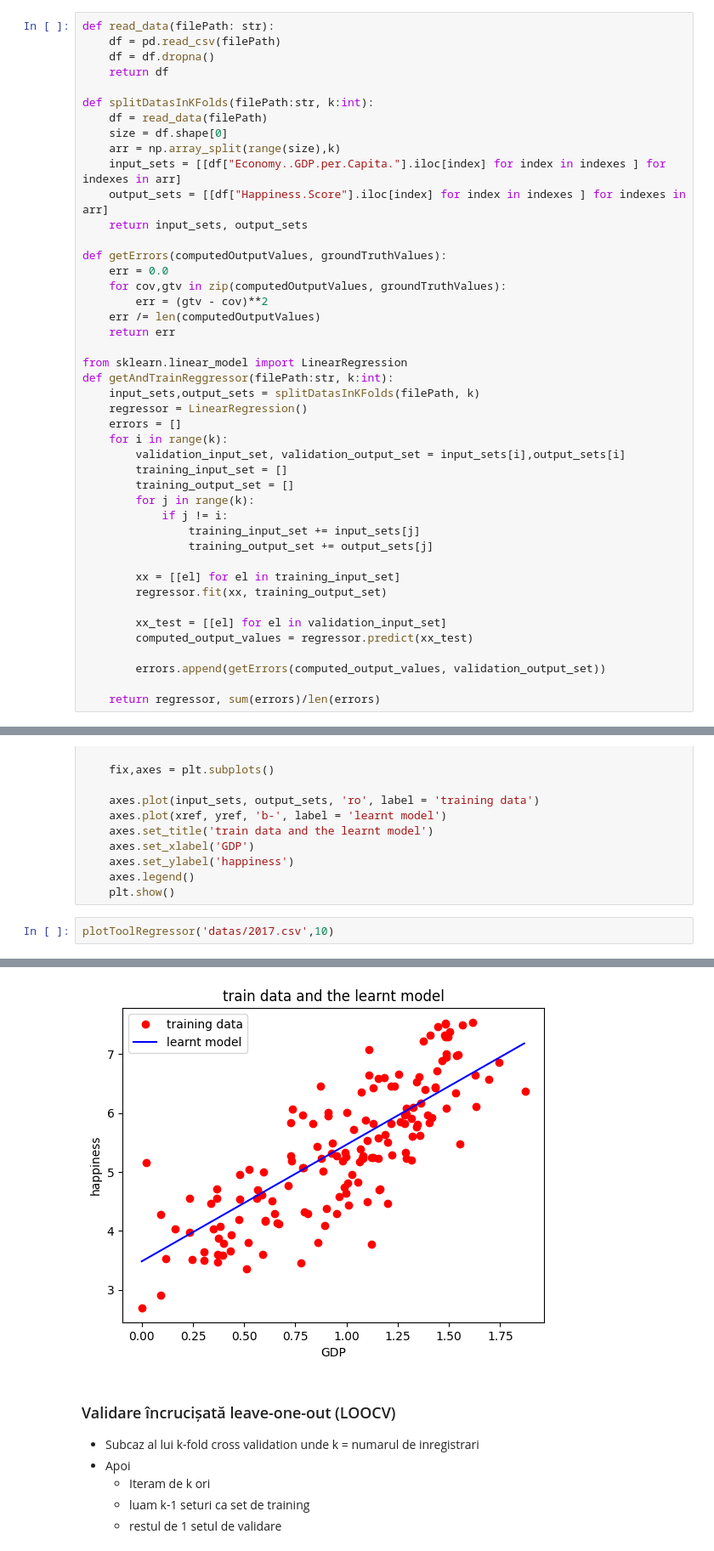
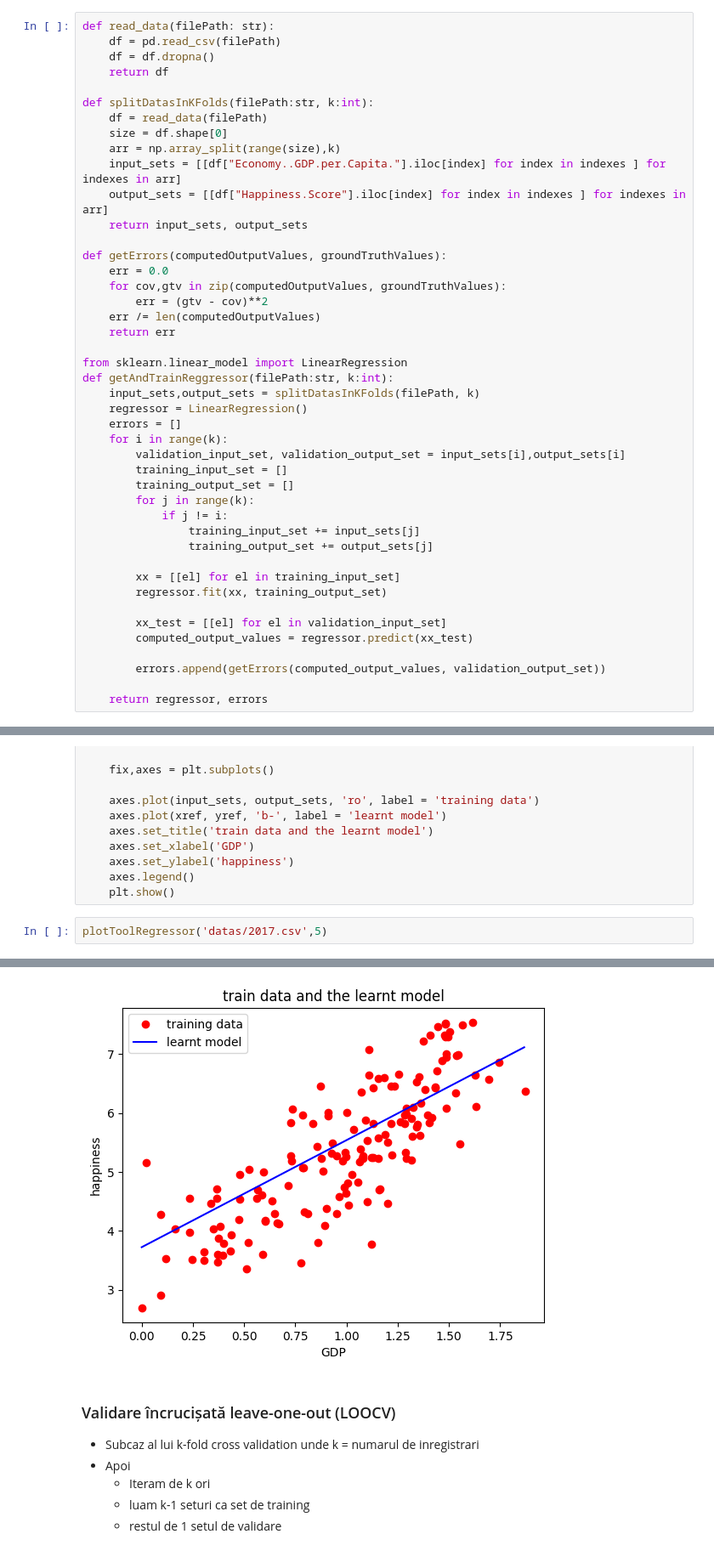
Before and after one commit to Vasile07/AI, a Jupyter notebook: Gradient Descrescator - Laborator 6/optional.ipynb, the cells around one changed output, grey strips where cells are left out. Shown at 85% size. Saved outputs shown, nothing was run; the diff lists cells and outputs as text.

```diff
--- a/Gradient Descrescator - Laborator 6/optional.ipynb
+++ b/Gradient Descrescator - Laborator 6/optional.ipynb
@@ -62,7 +70,7 @@ def getAndTrainReggressor(filePath:str, k:int):
 
         errors.append(getErrors(computed_output_values, validation_output_set))
 
-    return regressor, sum(errors)/len(errors)
+    return regressor, errors
 # %%
 def plotToolRegressor(filePath:str, k:int):
 
@@ -97,5 +105,5 @@ def plotToolRegressor(filePath:str, k:int):
     axes.legend()
     plt.show()
 # %%
-plotToolRegressor('datas/2017.csv',10)
+plotToolRegressor('datas/2017.csv',5)
 # %% [output]
@@ -104,4 +112,4 @@ Eroare: 0.033042239055336285
-[figure, old version]
+[figure, new version]
 # %% [markdown]
 <div>
   <h3>Validare încrucișată leave-one-out (LOOCV)</h3>
```
Also changed, not shown: parts of 3 cells of this notebook, 2 other files.
